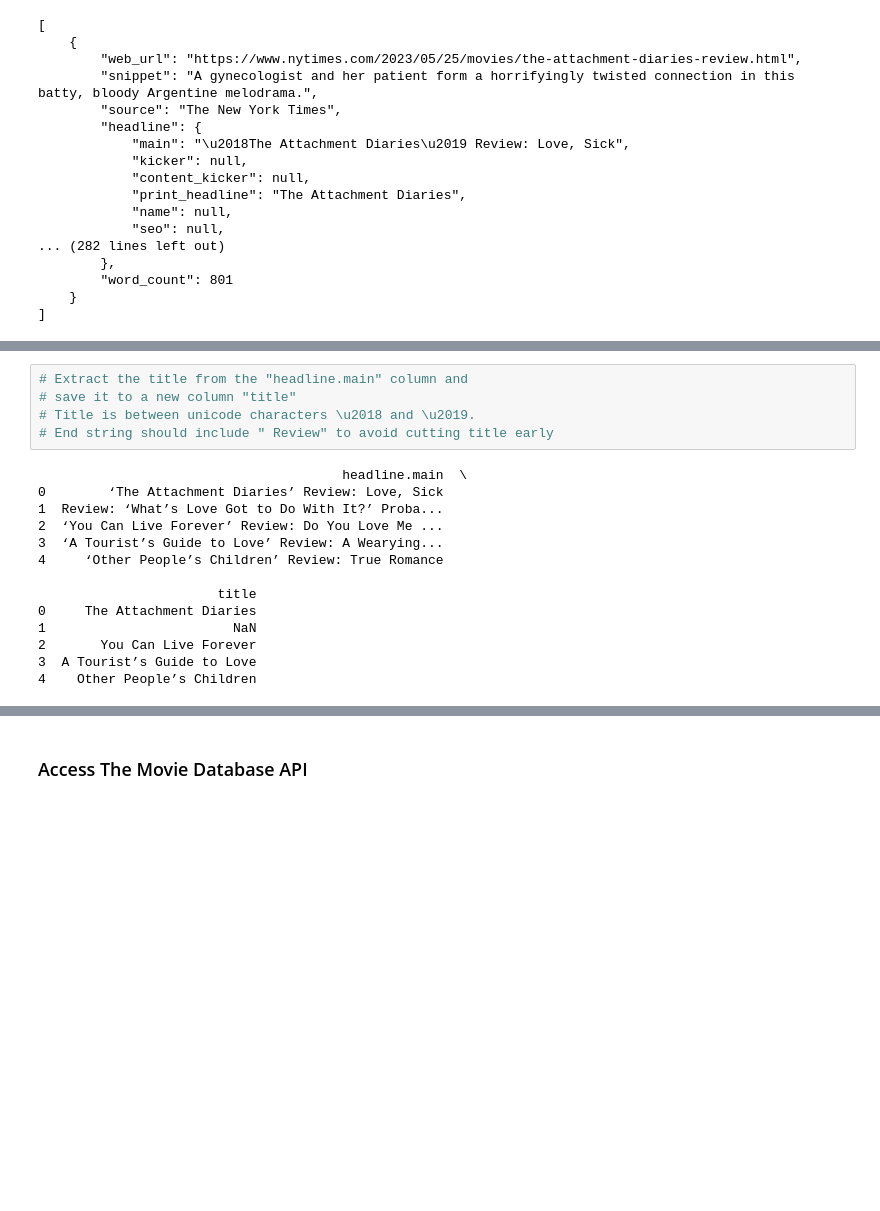
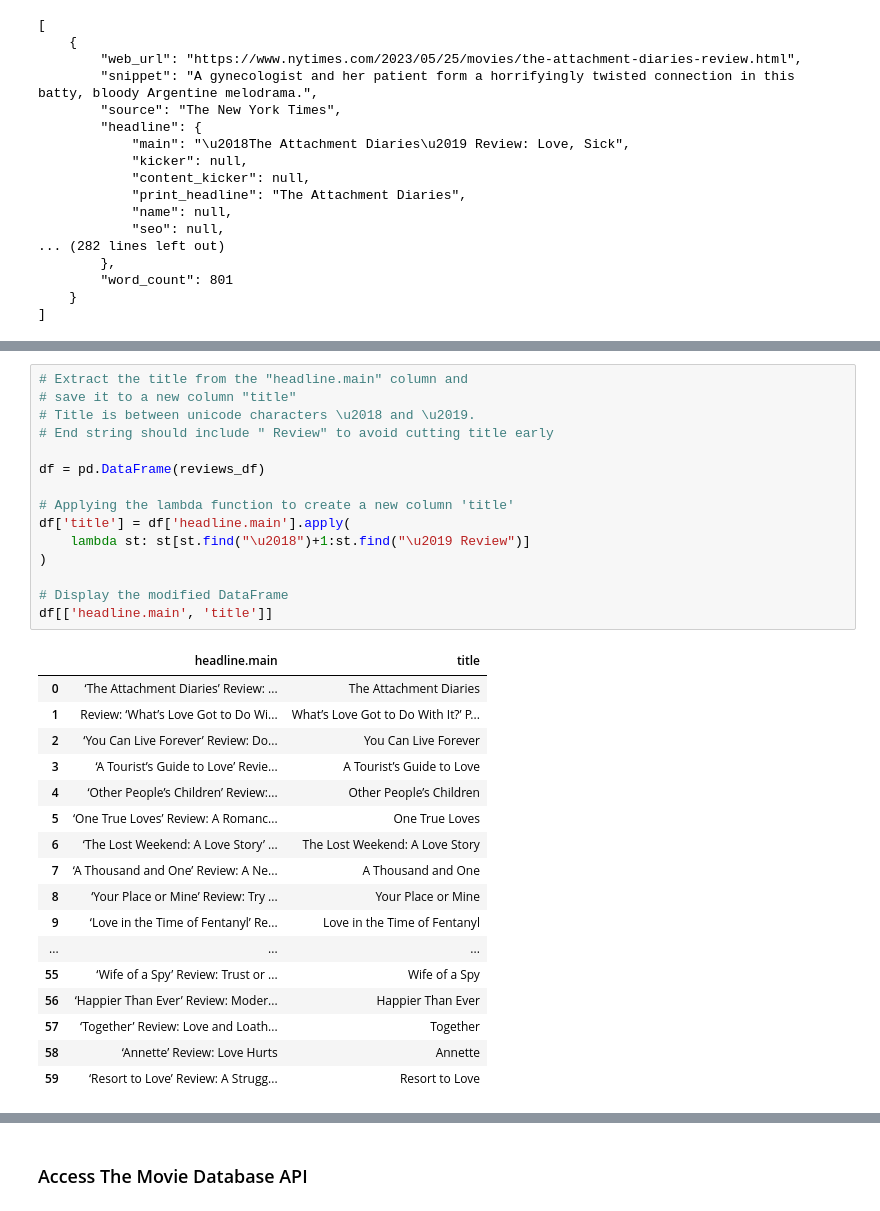
Before and after one commit to bychok/data-sourcing-challenge, a Jupyter notebook: retrieve_movie_data.ipynb, the cells around one changed output, grey strips where cells are left out. Cells and saved outputs as stored; diff of their text form; blank space fills up the shorter version.

```diff
--- a/retrieve_movie_data.ipynb
+++ b/retrieve_movie_data.ipynb
@@ -121,19 +121,33 @@ reviews_df.head()
 # %%
 # Extract the title from the "headline.main" column and
 # save it to a new column "title"
 # Title is between unicode characters \u2018 and \u2019.
 # End string should include " Review" to avoid cutting title early
+
+df = pd.DataFrame(reviews_df)
+
+# Applying the lambda function to create a new column 'title'
+df['title'] = df['headline.main'].apply(
+    lambda st: st[st.find("\u2018")+1:st.find("\u2019 Review")]
+)
+
+# Display the modified DataFrame
+df[['headline.main', 'title']]
 # %% [output]
-                                       headline.main  \
-0        ‘The Attachment Diaries’ Review: Love, Sick
-1  Review: ‘What’s Love Got to Do With It?’ Proba...
-2  ‘You Can Live Forever’ Review: Do You Love Me ...
-3  ‘A Tourist’s Guide to Love’ Review: A Wearying...
-4     ‘Other People’s Children’ Review: True Romance
-
-                       title
-0     The Attachment Diaries
-1                        NaN
-2       You Can Live Forever
-3  A Tourist’s Guide to Love
-4    Other People’s Children
+|  | headline.main | title |
+| 0 | ‘The Attachment Diaries’ Review: ... | The Attachment Diaries |
+| 1 | Review: ‘What’s Love Got to Do Wi... | What’s Love Got to Do With It?’ P... |
+| 2 | ‘You Can Live Forever’ Review: Do... | You Can Live Forever |
+| 3 | ‘A Tourist’s Guide to Love’ Revie... | A Tourist’s Guide to Love |
+| 4 | ‘Other People’s Children’ Review:... | Other People’s Children |
+| 5 | ‘One True Loves’ Review: A Romanc... | One True Loves |
+| 6 | ‘The Lost Weekend: A Love Story’ ... | The Lost Weekend: A Love Story |
+| 7 | ‘A Thousand and One’ Review: A Ne... | A Thousand and One |
+| 8 | ‘Your Place or Mine’ Review: Try ... | Your Place or Mine |
+| 9 | ‘Love in the Time of Fentanyl’ Re... | Love in the Time of Fentanyl |
+| ... | ... | ... |
+| 55 | ‘Wife of a Spy’ Review: Trust or ... | Wife of a Spy |
+| 56 | ‘Happier Than Ever’ Review: Moder... | Happier Than Ever |
+| 57 | ‘Together’ Review: Love and Loath... | Together |
+| 58 | ‘Annette’ Review: Love Hurts | Annette |
+| 59 | ‘Resort to Love’ Review: A Strugg... | Resort to Love |
```
Also changed, not shown: parts of 4 cells of this notebook.
